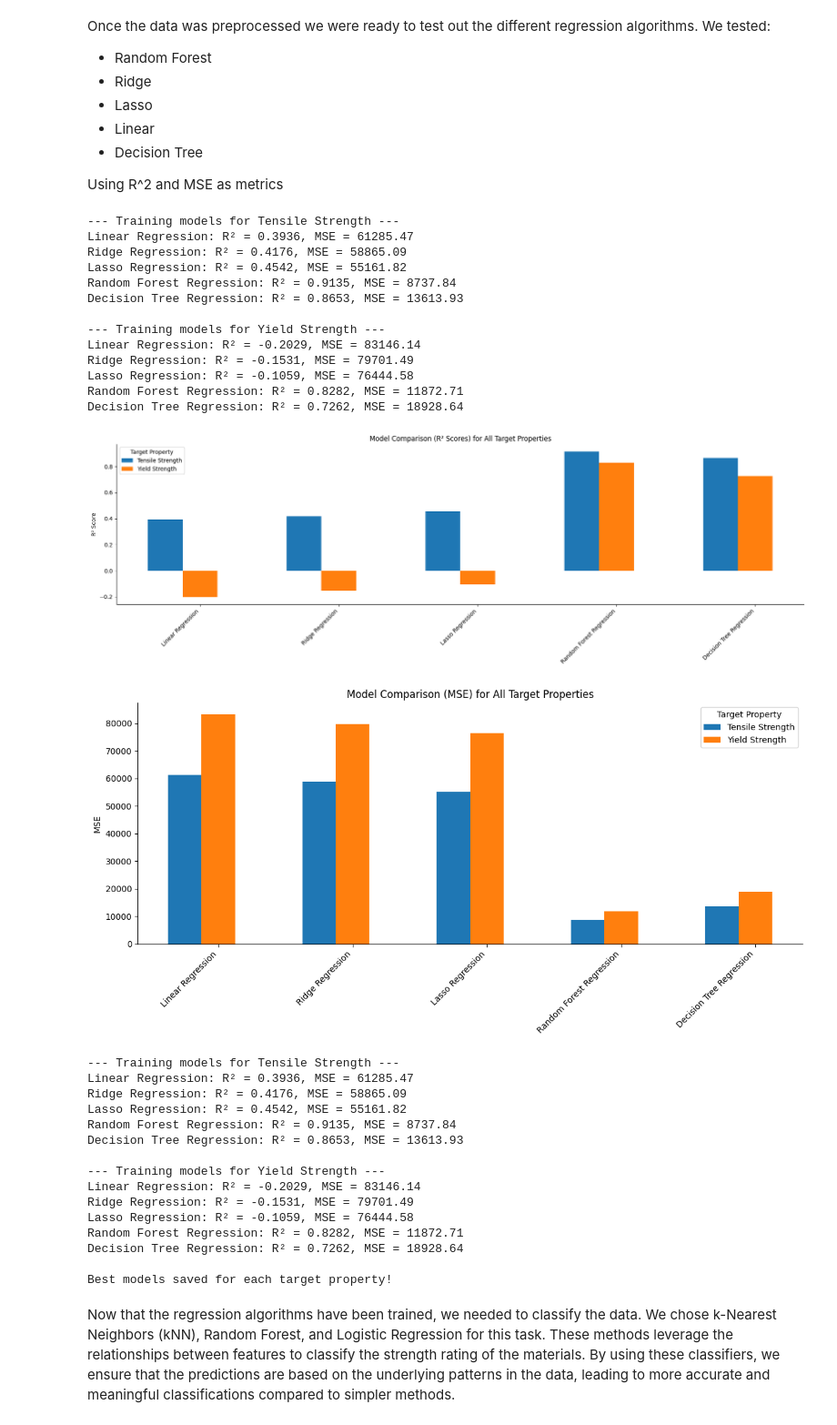
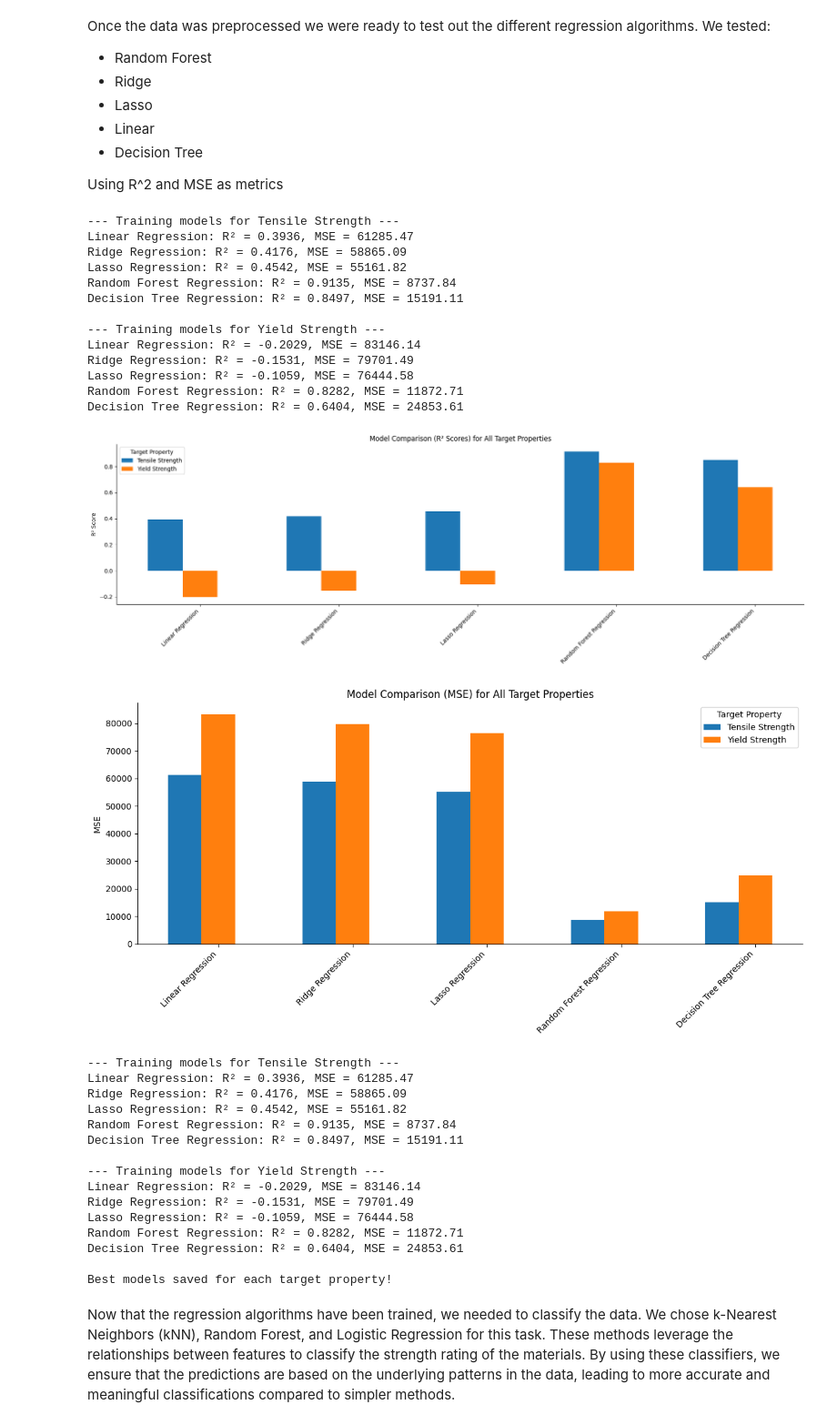
Before and after one commit to 01nietzsch/Challenge-2024-2025, a Jupyter notebook: Summary of All done so Far/full_task.ipynb, the cells around one changed output. Shown at 91% size. Cells and saved outputs as stored; diff of their text form; code cells hidden in the pictures.

```diff
--- a/Summary of All done so Far/full_task.ipynb
+++ b/Summary of All done so Far/full_task.ipynb
@@ -336,7 +336,7 @@ models = {
     "Ridge Regression": Ridge(),
     "Lasso Regression": Lasso(),
     "Random Forest Regression": RandomForestRegressor(n_estimators=100, random_state=RANDOM_STATE),
-    "Decision Tree Regression": DecisionTreeRegressor(random_state=RANDOM_STATE),
+    "Decision Tree Regression": DecisionTreeRegressor(max_depth=10,random_state=RANDOM_STATE),
 }
 
 #Initialize dictionary to store R² results
@@ -410,50 +410,50 @@ for target_name, y in targets.items():
 
     best_model = None
     best_r2 = float("-inf")
     for model_name, model in models.items():
         model.fit(X_train, y_train)
         y_pred = model.predict(X_test)
         r2 = r2_score(y_test, y_pred)
         mse = mean_squared_error(y_test, y_pred)
         print(f"{model_name}: R² = {r2:.4f}, MSE = {mse:.2f}")
         if r2 > best_r2:
             best_r2 = r2
             best_model = model
 
     # Save the best model to a file
     joblib.dump(best_model, f"{target_name.replace(' ', '_').lower()}_regressor.pkl")
     best_models[target_name] = best_model
 
 print("\nBest models saved for each target property!")
 # %% [output]
 --- Training models for Tensile Strength ---
 Linear Regression: R² = 0.3936, MSE = 61285.47
 Ridge Regression: R² = 0.4176, MSE = 58865.09
 Lasso Regression: R² = 0.4542, MSE = 55161.82
 Random Forest Regression: R² = 0.9135, MSE = 8737.84
-Decision Tree Regression: R² = 0.8653, MSE = 13613.93
+Decision Tree Regression: R² = 0.8497, MSE = 15191.11
 
 --- Training models for Yield Strength ---
 Linear Regression: R² = -0.2029, MSE = 83146.14
 Ridge Regression: R² = -0.1531, MSE = 79701.49
 Lasso Regression: R² = -0.1059, MSE = 76444.58
 Random Forest Regression: R² = 0.8282, MSE = 11872.71
-Decision Tree Regression: R² = 0.7262, MSE = 18928.64
+Decision Tree Regression: R² = 0.6404, MSE = 24853.61
-[figure, old version]
+[figure, new version]
-[figure, old version]
+[figure, new version]
 --- Training models for Tensile Strength ---
 Linear Regression: R² = 0.3936, MSE = 61285.47
 Ridge Regression: R² = 0.4176, MSE = 58865.09
 Lasso Regression: R² = 0.4542, MSE = 55161.82
 Random Forest Regression: R² = 0.9135, MSE = 8737.84
-Decision Tree Regression: R² = 0.8653, MSE = 13613.93
+Decision Tree Regression: R² = 0.8497, MSE = 15191.11
 
 --- Training models for Yield Strength ---
 Linear Regression: R² = -0.2029, MSE = 83146.14
 Ridge Regression: R² = -0.1531, MSE = 79701.49
 Lasso Regression: R² = -0.1059, MSE = 76444.58
 Random Forest Regression: R² = 0.8282, MSE = 11872.71
-Decision Tree Regression: R² = 0.7262, MSE = 18928.64
+Decision Tree Regression: R² = 0.6404, MSE = 24853.61
 
 Best models saved for each target property!
 # %% [markdown]
```
Also changed, not shown: parts of 1 cell of this notebook, 9 other files.
